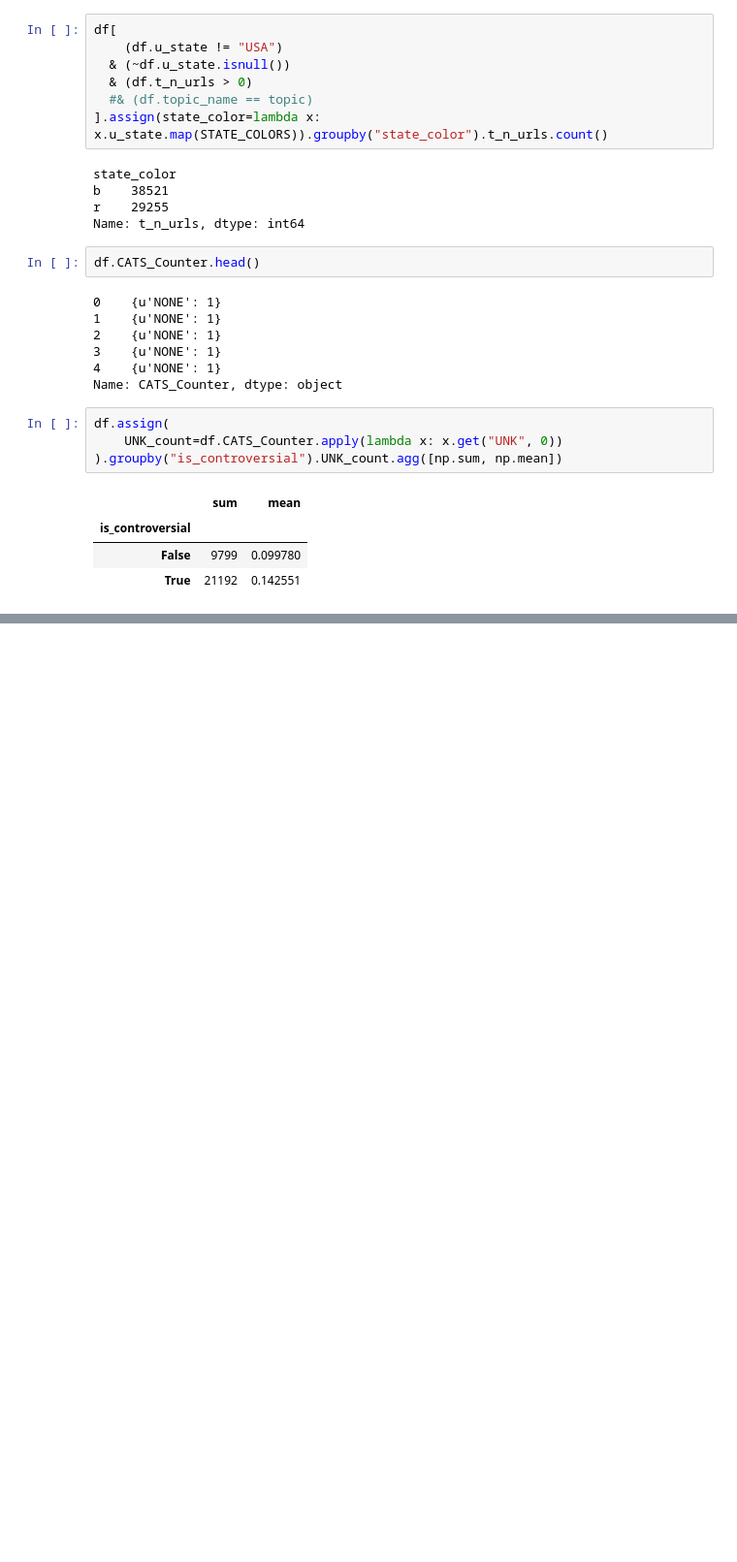
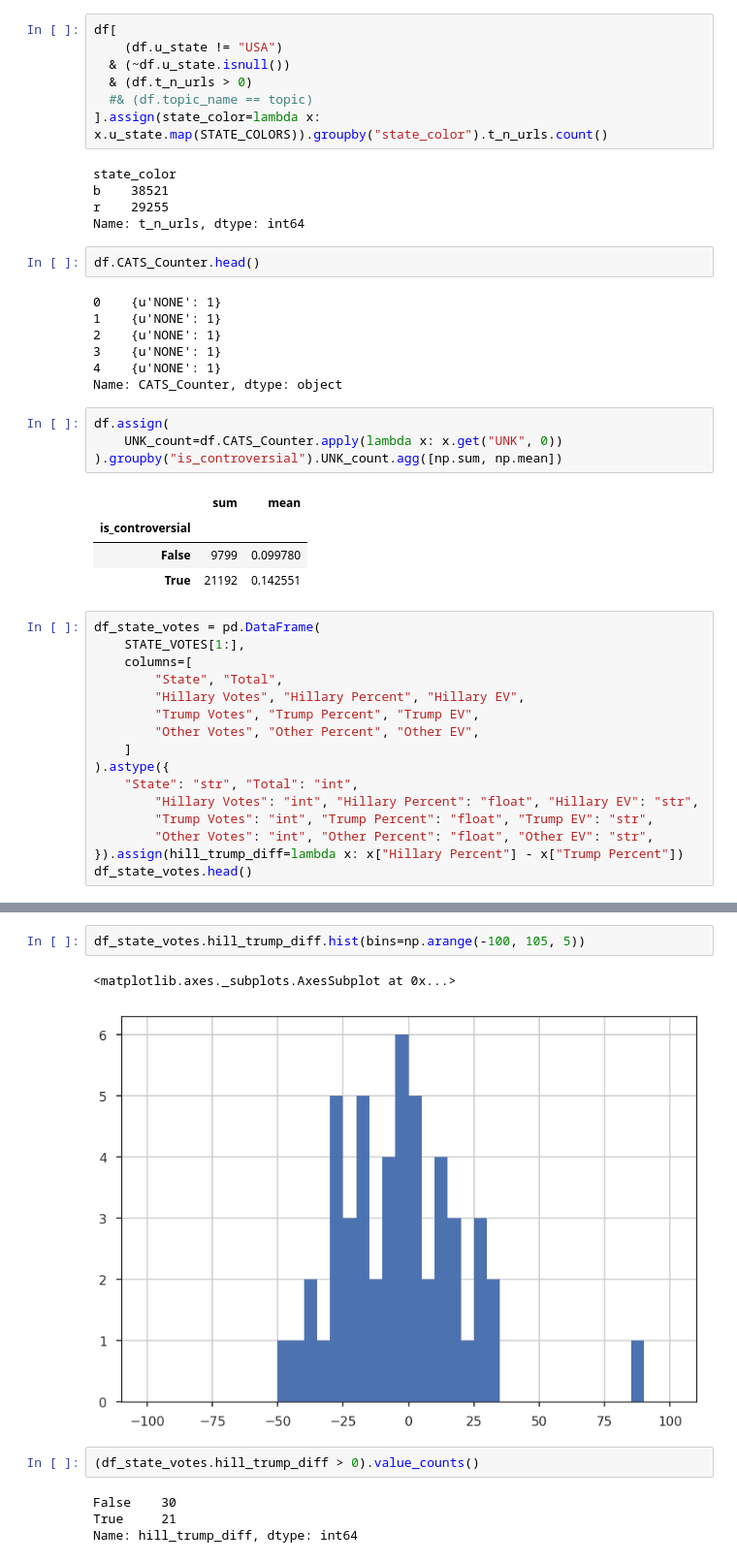
Before and after one commit to napsternxg/ControversialTweetAnalysis, a Jupyter notebook: Tweet Location Analysis-Population Proportion Party.ipynb, the cells around one changed output, grey strips where cells are left out. Shown at 97% size. Saved outputs shown, nothing was run; the diff lists cells and outputs as text; blank space fills up the shorter version.

```diff
--- a/Tweet Location Analysis-Population Proportion Party.ipynb
+++ b/Tweet Location Analysis-Population Proportion Party.ipynb
@@ -485,3 +636,19 @@ df.assign(
 | is_controversial |  |  |
 | False | 9799 | 0.099780 |
 | True | 21192 | 0.142551 |
+# %%
+df_state_votes = pd.DataFrame(
+    STATE_VOTES[1:],
+    columns=[
+        "State", "Total",
+        "Hillary Votes", "Hillary Percent", "Hillary EV",
+        "Trump Votes", "Trump Percent", "Trump EV",
+        "Other Votes", "Other Percent", "Other EV",
+    ]
+).astype({
+    "State": "str", "Total": "int",
+        "Hillary Votes": "int", "Hillary Percent": "float", "Hillary EV": "str",
+        "Trump Votes": "int", "Trump Percent": "float", "Trump EV": "str",
+        "Other Votes": "int", "Other Percent": "float", "Other EV": "str",
+}).assign(hill_trump_diff=lambda x: x["Hillary Percent"] - x["Trump Percent"])
+df_state_votes.head()
@@ -487,0 +690,11 @@ df.assign(
+# %%
+df_state_votes.hill_trump_diff.hist(bins=np.arange(-100, 105, 5))
+# %% [output]
+<matplotlib.axes._subplots.AxesSubplot at 0x...>
+[figure, added]
+# %%
+(df_state_votes.hill_trump_diff > 0).value_counts()
+# %% [output]
+False    30
+True     21
+Name: hill_trump_diff, dtype: int64
```
Also changed, not shown: parts of 11 cells of this notebook, 1 other file.
